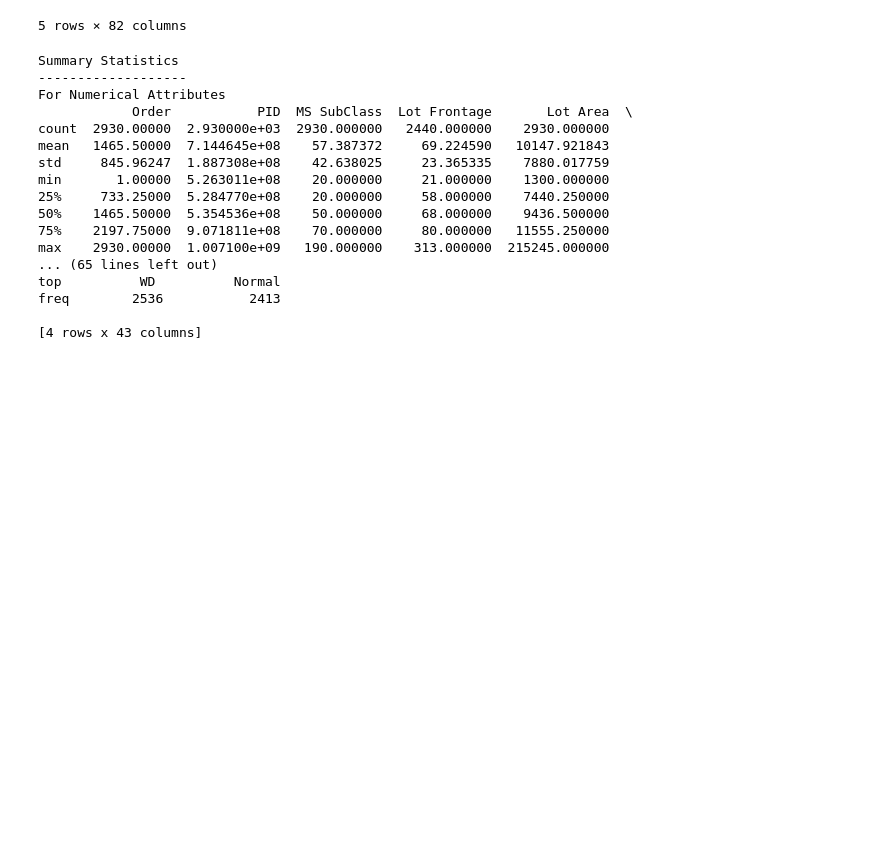
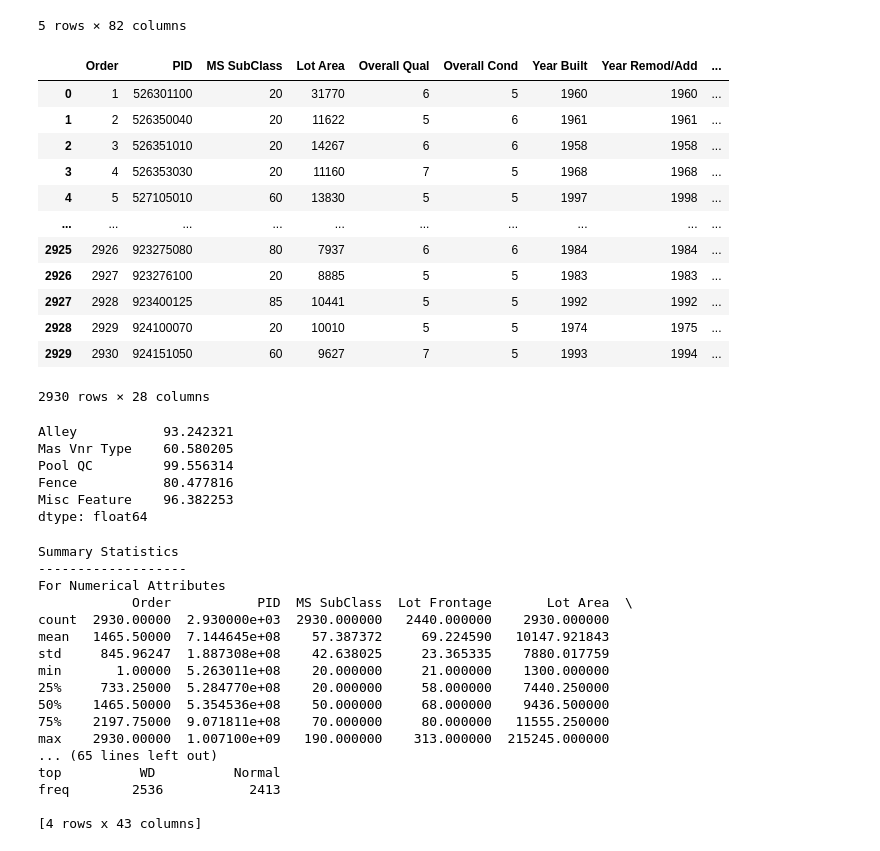
Before and after one commit to furqan7m3-ops/house-price-predictor-mlops, a Jupyter notebook: data-analysis/EDA.ipynb, the cells around one changed output. Cells and saved outputs as stored; diff of their text form; code cells hidden in the pictures; blank space fills up the shorter version.

```diff
--- a/data-analysis/EDA.ipynb
+++ b/data-analysis/EDA.ipynb
@@ -18,6 +18,32 @@ df.head()
 | 3 | 4 | 526353030 | 20 | RL | 93.0 | 11160 | Pave | NaN | Reg | ... |
 | 4 | 5 | 527105010 | 60 | RL | 74.0 | 13830 | Pave | NaN | IR1 | ... |
 5 rows × 82 columns
+# %%
+df[df.dtypes[df.dtypes==int].index]
+# %% [output]
+|  | Order | PID | MS SubClass | Lot Area | Overall Qual | Overall Cond | Year Built | Year Remod/Add | ... |
+| 0 | 1 | 526301100 | 20 | 31770 | 6 | 5 | 1960 | 1960 | ... |
+| 1 | 2 | 526350040 | 20 | 11622 | 5 | 6 | 1961 | 1961 | ... |
+| 2 | 3 | 526351010 | 20 | 14267 | 6 | 6 | 1958 | 1958 | ... |
+| 3 | 4 | 526353030 | 20 | 11160 | 7 | 5 | 1968 | 1968 | ... |
+| 4 | 5 | 527105010 | 60 | 13830 | 5 | 5 | 1997 | 1998 | ... |
+| ... | ... | ... | ... | ... | ... | ... | ... | ... | ... |
+| 2925 | 2926 | 923275080 | 80 | 7937 | 6 | 6 | 1984 | 1984 | ... |
+| 2926 | 2927 | 923276100 | 20 | 8885 | 5 | 5 | 1983 | 1983 | ... |
+| 2927 | 2928 | 923400125 | 85 | 10441 | 5 | 5 | 1992 | 1992 | ... |
+| 2928 | 2929 | 924100070 | 20 | 10010 | 5 | 5 | 1974 | 1975 | ... |
+| 2929 | 2930 | 924151050 | 60 | 9627 | 7 | 5 | 1993 | 1994 | ... |
+2930 rows × 28 columns
+# %%
+percent_null = (df.isnull().sum() / len(df)) * 100
+percent_null[percent_null > 50]
+# %% [output]
+Alley           93.242321
+Mas Vnr Type    60.580205
+Pool QC         99.556314
+Fence           80.477816
+Misc Feature    96.382253
+dtype: float64
 # %%
 data_inspector.execute_inspection(df)
 # %% [output]
```
Also changed, not shown: parts of 2 cells of this notebook, 10 other files.
